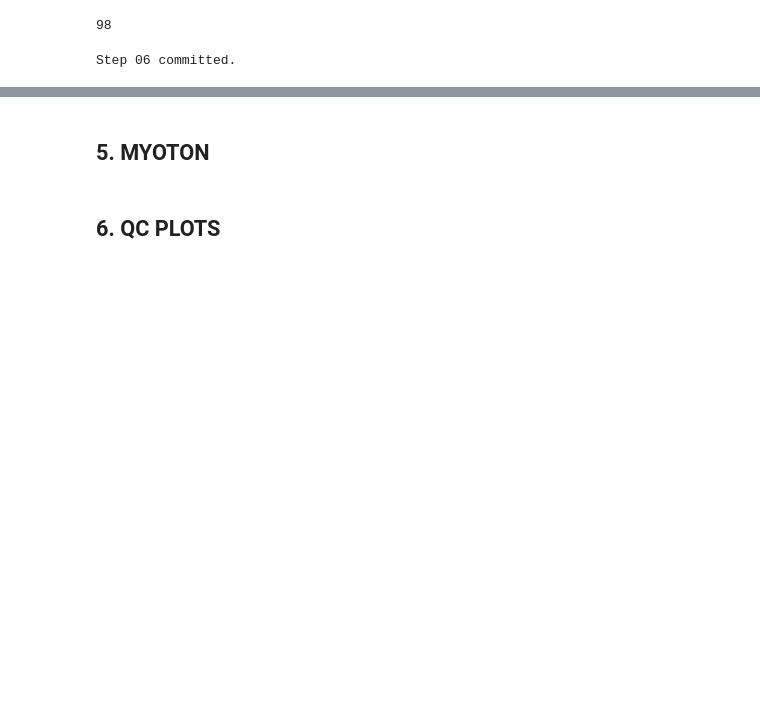
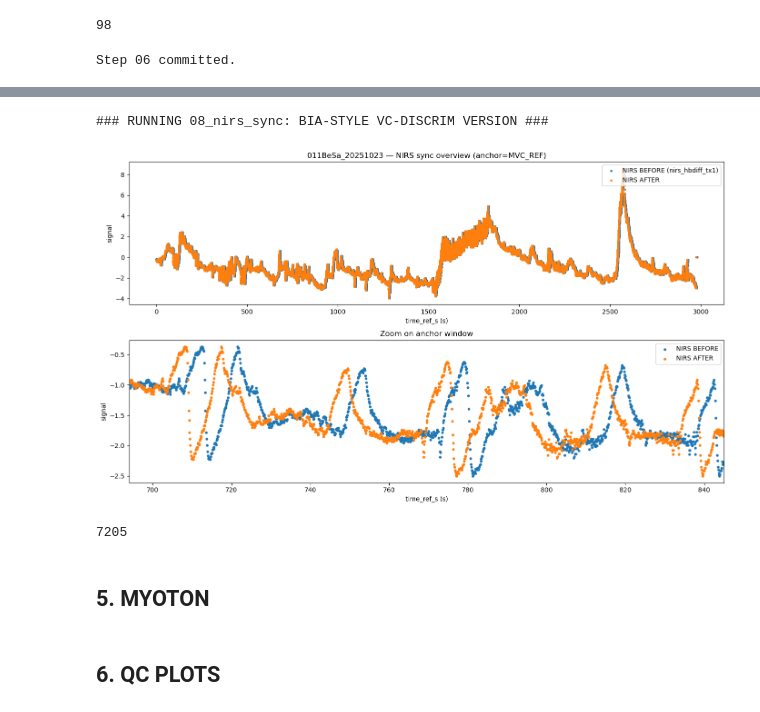
Before and after one commit to MorganVir/AMSTROM_CAMPAIGN, a Jupyter notebook: main.ipynb, the cells around one changed output, grey strips where cells are left out. Saved outputs shown, nothing was run; the diff lists cells and outputs as text; code cells hidden in the pictures; blank space fills up the shorter version.

```diff
--- a/main.ipynb
+++ b/main.ipynb
@@ -350,0 +387,58 @@ Step 06 committed.
+# %%
+# 8b. NIRS SYNC — TUNE
+
+import runpy
+import gc
+
+# knobs - EDIT THOSE AND RERUN CELL UNTIL SYNC LOOKS GOOD
+NIRS_SYNC_TARGET_SEQ = "MVC_REF"
+
+# Pick ONE scoring column (must exist in nirs_compact_df)
+# Recommended default:
+NIRS_SYNC_SIGNAL_COL = "nirs_hbdiff_tx1"
+
+NIRS_SYNC_LAG_MIN_S = -30.0
+NIRS_SYNC_LAG_MAX_S =  30.0
+NIRS_SYNC_STEP_S    =  0.05
+NIRS_MANUAL_NUDGE_S = 0.0
+
+NIRS_SYNC_PLOT   = True
+NIRS_SYNC_COMMIT = False
+
+CACHE_08_NIRS_SYNC = CACHE_DIR / "08_nirs_sync.parquet"
+
+local_namespace = runpy.run_path(
+    "sources/08_nirs_sync.py",
+    init_globals={
+        "RUN_ID": RUN_ID,
+        "master_index_grid": master_index_grid,
+
+        "nirs_compact_df": nirs_compact_df,
+
+        # optional QC overlay (script checks existence)
+        "torque_compact_df": torque_compact_df,
+        "TORQUE_COL": "torque_raw",
+
+        "CACHE_08_NIRS_SYNC": CACHE_08_NIRS_SYNC,
+
+        "NIRS_SYNC_TARGET_SEQ": NIRS_SYNC_TARGET_SEQ,
+        "NIRS_SYNC_SIGNAL_COL": NIRS_SYNC_SIGNAL_COL,
+        "NIRS_SYNC_LAG_MIN_S": NIRS_SYNC_LAG_MIN_S,
+        "NIRS_SYNC_LAG_MAX_S": NIRS_SYNC_LAG_MAX_S,
+        "NIRS_SYNC_STEP_S": NIRS_SYNC_STEP_S,
+        "NIRS_MANUAL_NUDGE_S": NIRS_MANUAL_NUDGE_S,
+
+        "NIRS_SYNC_PLOT": NIRS_SYNC_PLOT,
+        "NIRS_SYNC_COMMIT": NIRS_SYNC_COMMIT,
+    },
+)
+
+nirs_compact_aligned_df = local_namespace["nirs_compact_aligned_df_out"]
+nirs_sync_report_df     = local_namespace["nirs_sync_report_df_out"]
+
+del local_namespace
+gc.collect()
+# %% [output]
+### RUNNING 08_nirs_sync: BIA-STYLE VC-DISCRIM VERSION ###
+[figure, added]
+7205
```
Also changed, not shown: parts of 4 cells of this notebook, 3 other files.
